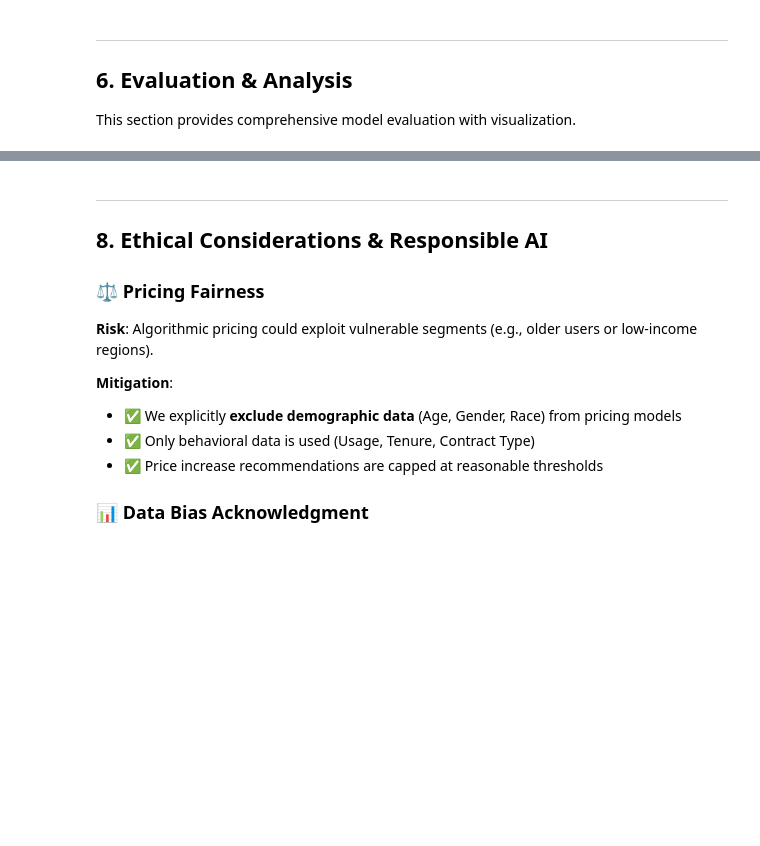
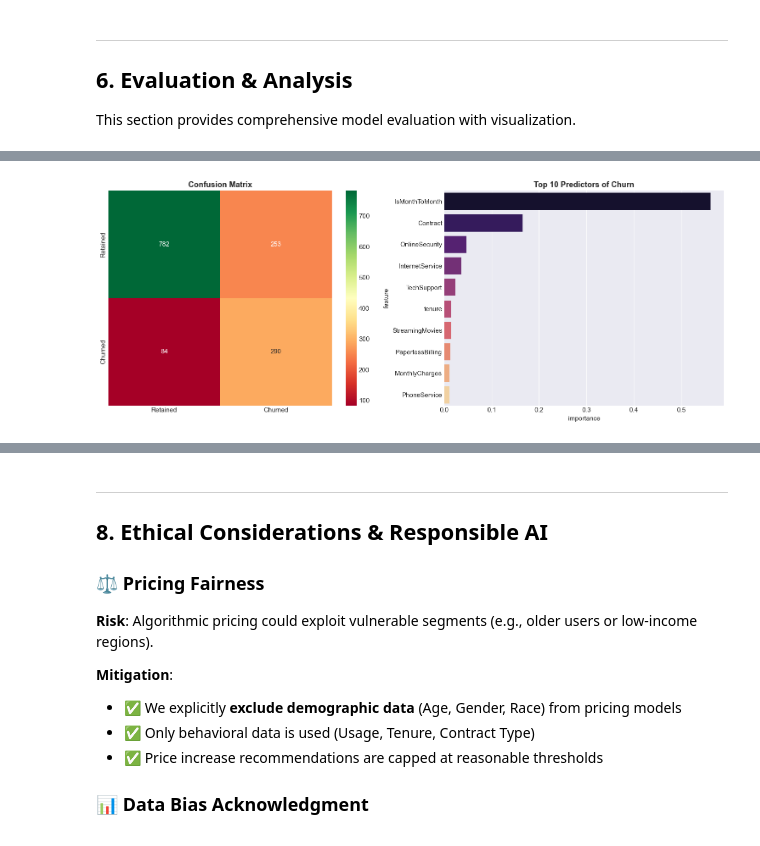
Before and after one commit to ADITYAaman0/Subscription-Fatigue-Predictor, a Jupyter notebook: Project_Submission.ipynb, the cells around one changed output, grey strips where cells are left out. Saved outputs shown, nothing was run; the diff lists cells and outputs as text; code cells hidden in the pictures; blank space fills up the shorter version.

```diff
--- a/Project_Submission.ipynb
+++ b/Project_Submission.ipynb
@@ -741,0 +515,11 @@ print("   • |Elasticity| < 1: Demand is INELASTIC (price insensitive)")
+# %%
+# =============================================================================
+# 🎯 MODEL TRAINING (Balanced XGBoost)
+# =============================================================================
+X_train, X_test, y_train, y_test = train_test_split(X, y, test_size=0.2, random_state=42, stratify=y)
+
+print("🚀 Training Balanced Churn Classifier...")
+clf.train(X_train, y_train)
+
+print(f"✅ Training complete!")
+print(f"⚖️ Scale Pos Weight used: {clf.scale_pos_weight:.2f}")
@@ -917,0 +536,13 @@ print(f"   Churned customers - Mean prediction: {churned_probs.mean():.3f}")
+# %%
+# =============================================================================
+# 📈 PERFORMANCE ANALYSIS
+# =============================================================================
+metrics = clf.evaluate(X_test, y_test)
+print("🎯 PERFORMANCE SUMMARY")
+print("=" * 30)
+for m, v in metrics.items():
+    if isinstance(v, float): print(f"{m.capitalize():10}: {v:.4f}")
+
+print("\n📋 Detailed Classification Report:")
+y_pred = clf.predict(X_test)
+print(classification_report(y_test, y_pred, target_names=['Retained', 'Churned']))
@@ -918,3 +567,24 @@ print(f"   Churned customers - Mean prediction: {churned_probs.mean():.3f}")
+# %%
+# =============================================================================
+# 📊 VISUALIZATION: Confidence & Importance
+# =============================================================================
+fig, axes = plt.subplots(1, 2, figsize=(15, 6))
+
+# Confusion Matrix Heatmap
+cm = confusion_matrix(y_test, y_pred)
+sns.heatmap(cm, annot=True, fmt='d', cmap='RdYlGn', ax=axes[0],
+            xticklabels=['Retained', 'Churned'], yticklabels=['Retained', 'Churned'])
+axes[0].set_title('Confusion Matrix', fontweight='bold')
+
+# Feature Importance
+imp = clf.get_feature_importance(top_n=10)
+sns.barplot(x='importance', y='feature', data=imp, palette='magma', ax=axes[1])
+axes[1].set_title('Top 10 Predictors of Churn', fontweight='bold')
+
+plt.tight_layout()
+plt.show()
+# %% [output]
+[figure, added]
 # %% [markdown]
 ---
 <a id='7-interactive-visualization-dashboard'></a>
```
Also changed, not shown: parts of 17 cells of this notebook, 9 other files.
